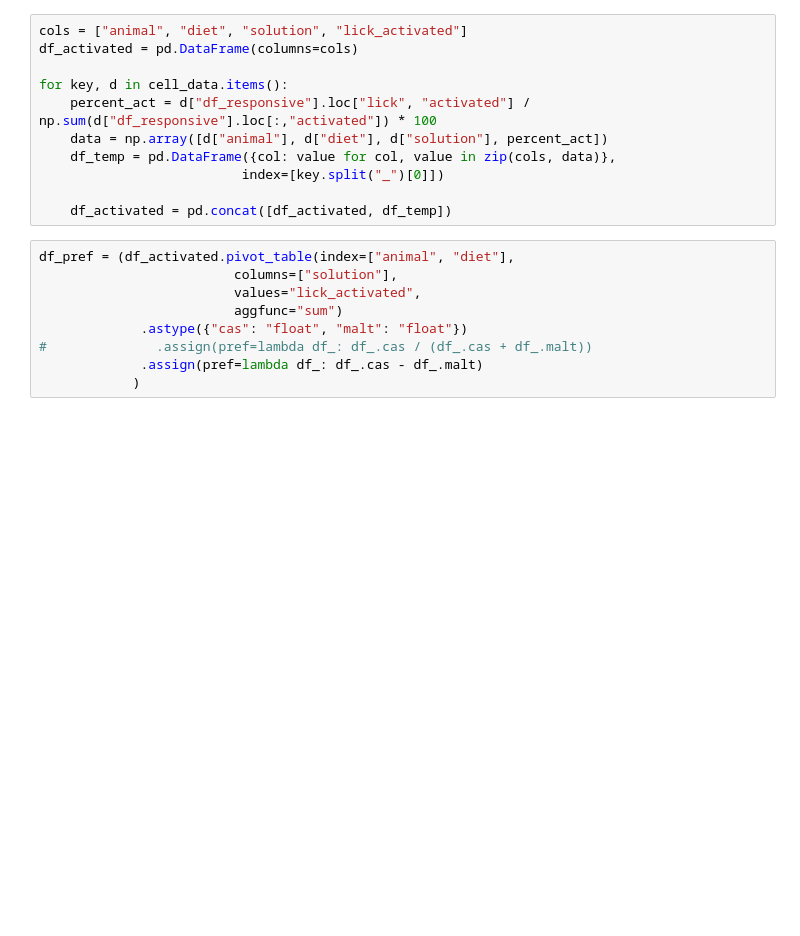
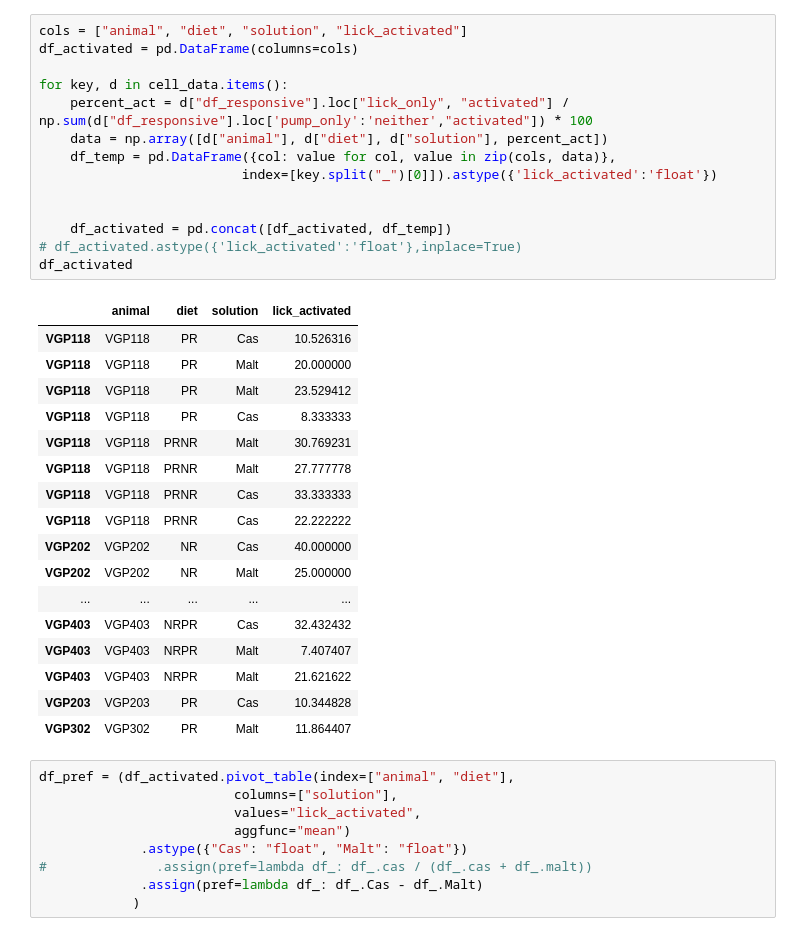
Before and after one commit to jetsetmette/VGP, a Jupyter notebook: notebooks/BNA_figs_grouped.ipynb, the cells around one changed output. Saved outputs shown, nothing was run; the diff lists cells and outputs as text; blank space fills up the shorter version.

```diff
--- a/notebooks/BNA_figs_grouped.ipynb
+++ b/notebooks/BNA_figs_grouped.ipynb
@@ -45,20 +50,41 @@ cell_data["VGP302_029"]["df_responsive"]
 # %%
 cols = ["animal", "diet", "solution", "lick_activated"]
 df_activated = pd.DataFrame(columns=cols)
 
 for key, d in cell_data.items():
-    percent_act = d["df_responsive"].loc["lick", "activated"] / np.sum(d["df_responsive"].loc[:,"activated"]) * 100
+    percent_act = d["df_responsive"].loc["lick_only", "activated"] / np.sum(d["df_responsive"].loc['pump_only':'neither',"activated"]) * 100
     data = np.array([d["animal"], d["diet"], d["solution"], percent_act])
     df_temp = pd.DataFrame({col: value for col, value in zip(cols, data)},
-                          index=[key.split("_")[0]])
+                          index=[key.split("_")[0]]).astype({'lick_activated':'float'})
+
 
     df_activated = pd.concat([df_activated, df_temp])
+# df_activated.astype({'lick_activated':'float'},inplace=True)
+df_activated
+# %% [output]
+|  | animal | diet | solution | lick_activated |
+| VGP118 | VGP118 | PR | Cas | 10.526316 |
+| VGP118 | VGP118 | PR | Malt | 20.000000 |
+| VGP118 | VGP118 | PR | Malt | 23.529412 |
+| VGP118 | VGP118 | PR | Cas | 8.333333 |
+| VGP118 | VGP118 | PRNR | Malt | 30.769231 |
+| VGP118 | VGP118 | PRNR | Malt | 27.777778 |
+| VGP118 | VGP118 | PRNR | Cas | 33.333333 |
+| VGP118 | VGP118 | PRNR | Cas | 22.222222 |
+| VGP202 | VGP202 | NR | Cas | 40.000000 |
+| VGP202 | VGP202 | NR | Malt | 25.000000 |
+| ... | ... | ... | ... | ... |
+| VGP403 | VGP403 | NRPR | Cas | 32.432432 |
+| VGP403 | VGP403 | NRPR | Malt | 7.407407 |
+| VGP403 | VGP403 | NRPR | Malt | 21.621622 |
+| VGP203 | VGP203 | PR | Cas | 10.344828 |
+| VGP302 | VGP302 | PR | Malt | 11.864407 |
 # %%
 df_pref = (df_activated.pivot_table(index=["animal", "diet"],
                          columns=["solution"],
                          values="lick_activated",
-                         aggfunc="sum")
-             .astype({"cas": "float", "malt": "float"})
+                         aggfunc="mean")
+             .astype({"Cas": "float", "Malt": "float"})
 #              .assign(pref=lambda df_: df_.cas / (df_.cas + df_.malt))
-             .assign(pref=lambda df_: df_.cas - df_.malt)
+             .assign(pref=lambda df_: df_.Cas - df_.Malt)
             )
```
Also changed, not shown: parts of 10 cells of this notebook.
